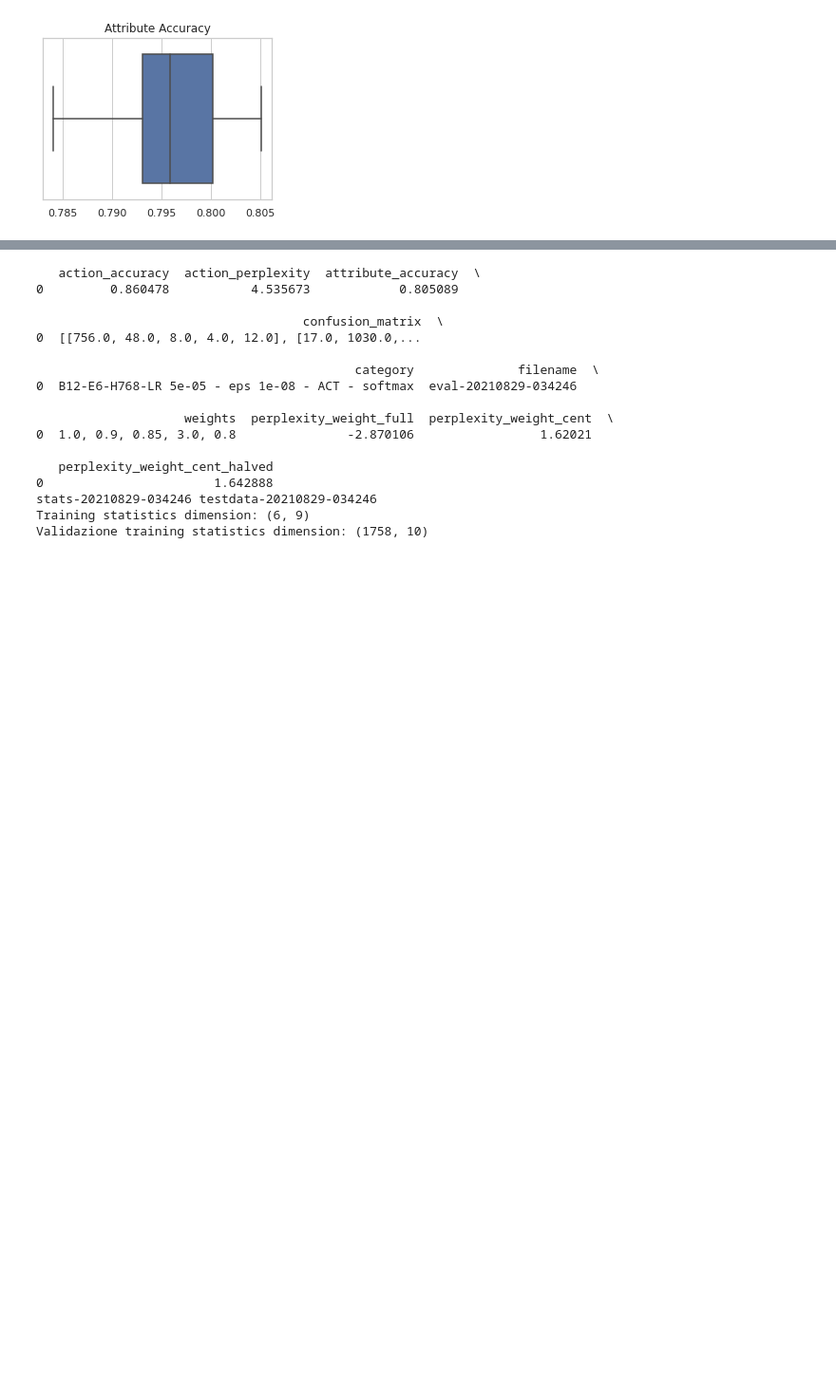
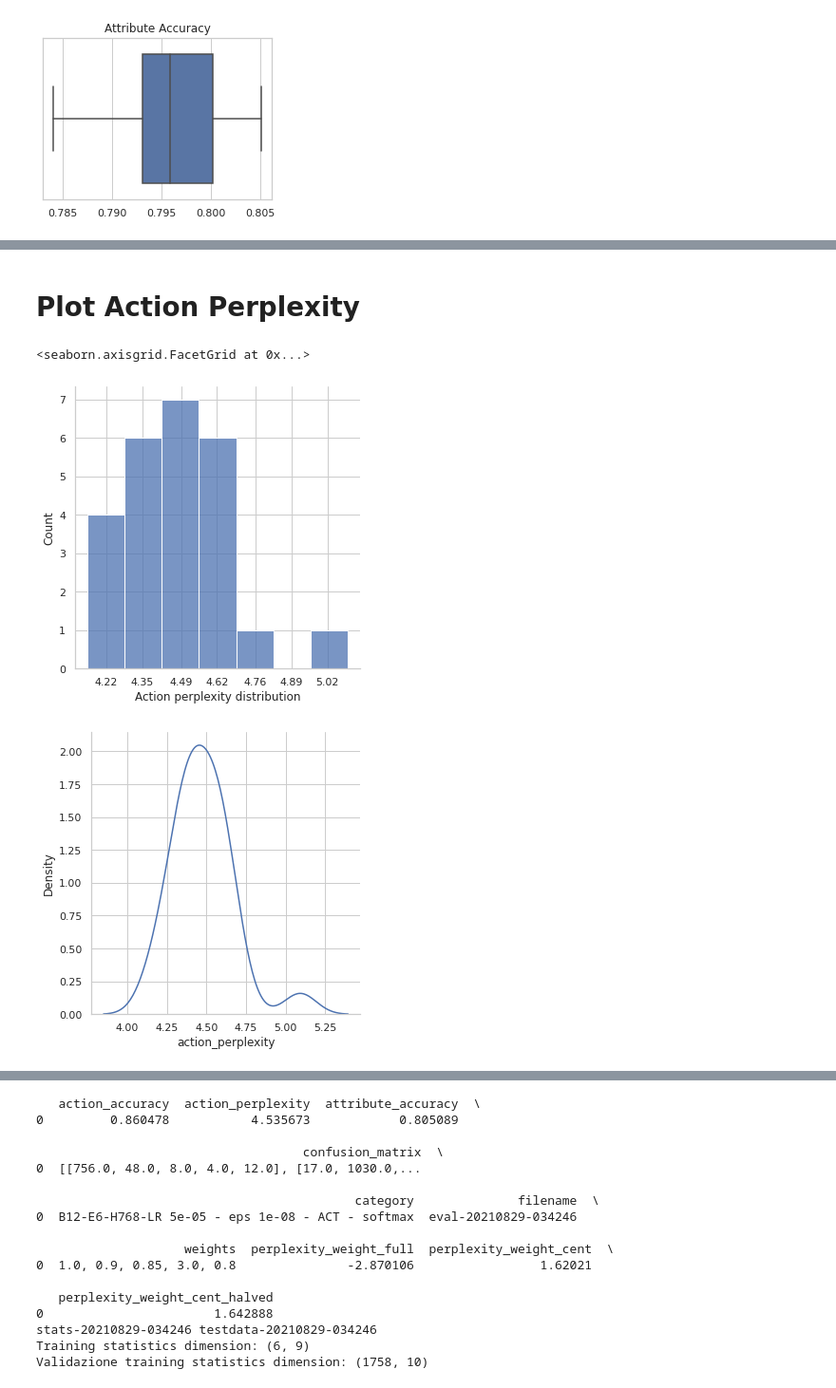
Before and after one commit to jmcrav/AP4CA, a Jupyter notebook: ap4ca/results/data_analysis.ipynb, the cells around one changed output, grey strips where cells are left out. Shown at 95% size. Drawn from its saved outputs; the diff is of its cells as text; code cells hidden in the pictures; blank space fills up the shorter version.

```diff
--- a/ap4ca/results/data_analysis.ipynb
+++ b/ap4ca/results/data_analysis.ipynb
@@ -252,0 +247,18 @@ sns.displot(case_study, x="attribute_accuracy", kind="kde")
+# %% [markdown]
+# Plot Action Perplexity
+# %%
+min_val=min(case_study['action_perplexity'])
+max_val=max(case_study['action_perplexity'])
+n_bin=7
+bin_dim=(max_val-min_val)/n_bin
+xticks=np.around(np.arange(min_val+bin_dim/2, max_val-bin_dim/2,bin_dim),2)
+dp = sns.displot(case_study, x="action_perplexity")
+dp.set(xlabel='Action perplexity distribution')
+plt.rcParams["figure.figsize"] = (4.32,3.14)
+plt.xticks(xticks)
+plt.savefig("./plots/action_perplexity_distribution.png")
+sns.displot(case_study, x="action_perplexity", kind="kde")
+# %% [output]
+<seaborn.axisgrid.FacetGrid at 0x...>
+[figure, added]
+[figure, added]
```
Also changed, not shown: parts of 5 cells of this notebook, 4 other files.
